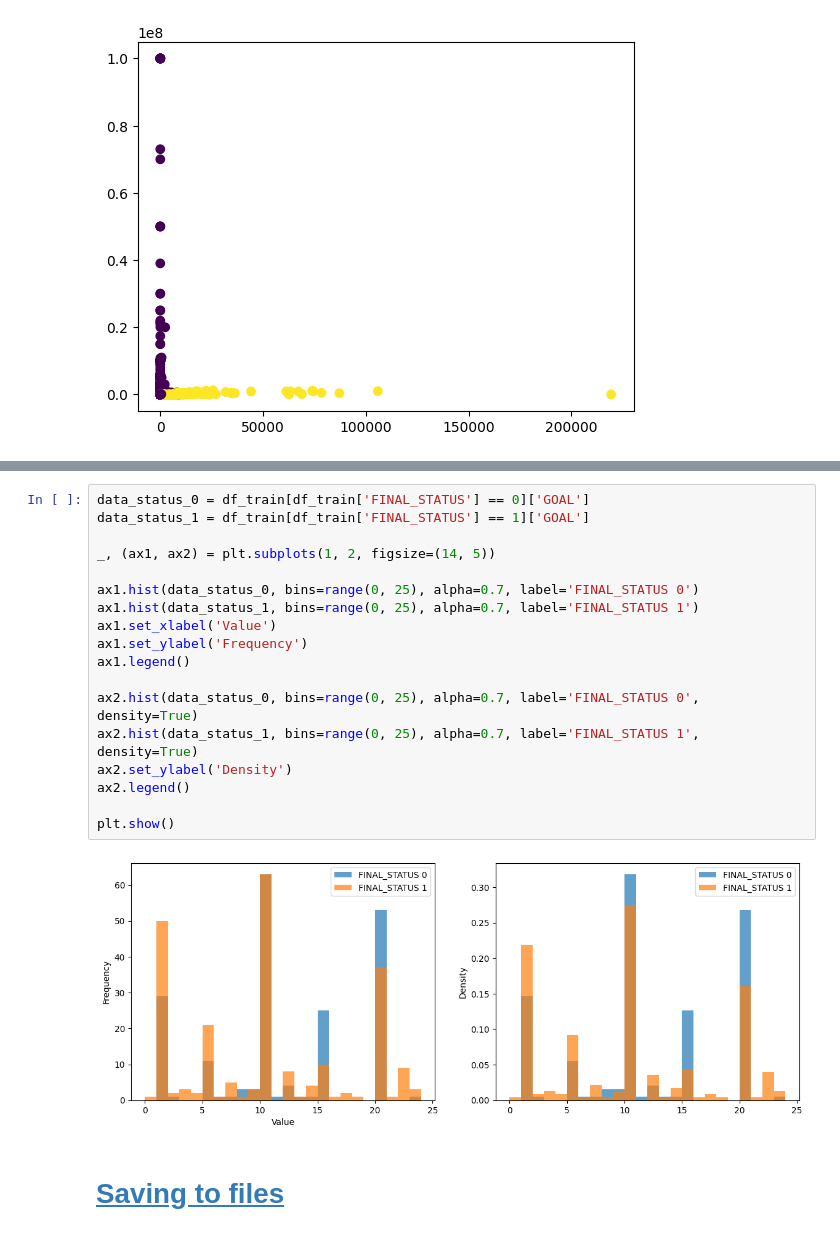
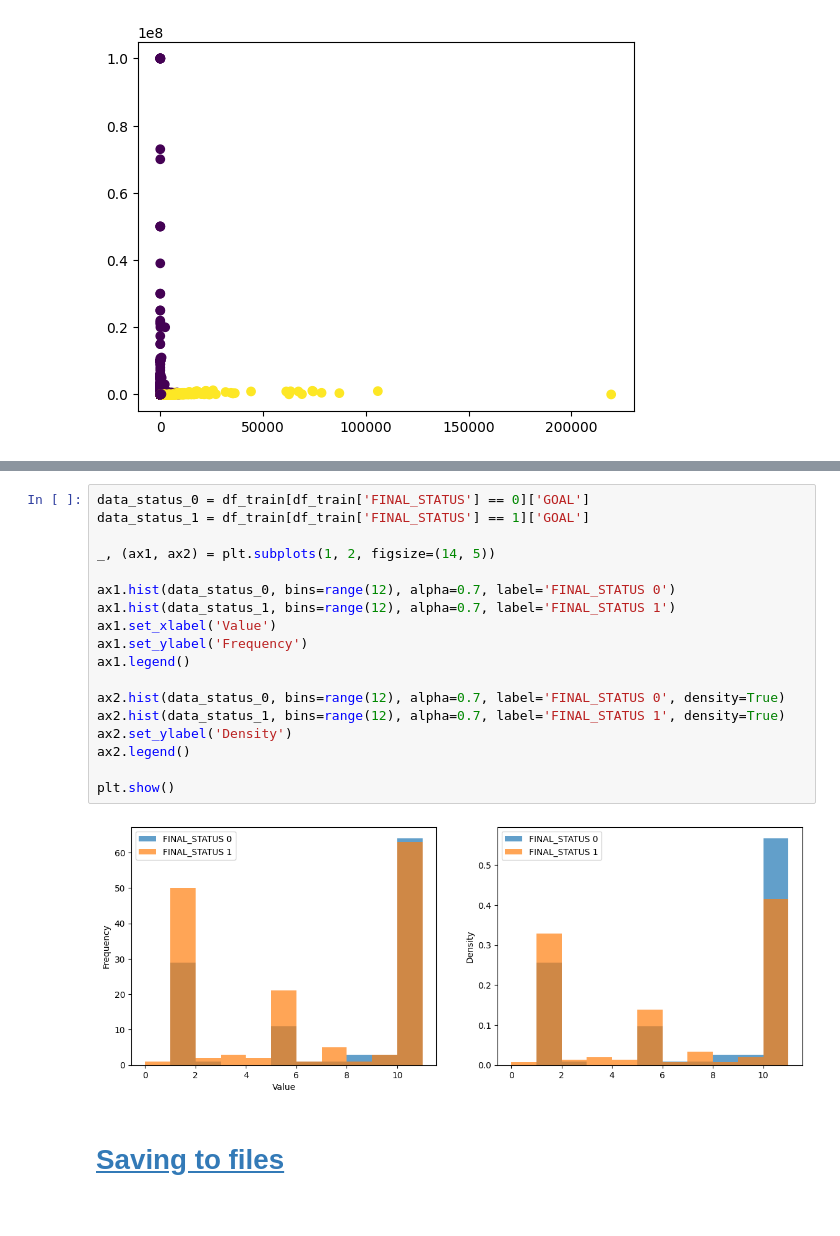
Before and after one commit to SimeonHristov99/kcikstarter, a Jupyter notebook: 01_Scripts/02_Univariate_analysis.ipynb, the cells around one changed output, grey strips where cells are left out. Saved outputs shown, nothing was run; the diff lists cells and outputs as text.

```diff
--- a/01_Scripts/02_Univariate_analysis.ipynb
+++ b/01_Scripts/02_Univariate_analysis.ipynb
@@ -199,23 +199,23 @@ plt.show()
 # %%
 data_status_0 = df_train[df_train['FINAL_STATUS'] == 0]['GOAL']
 data_status_1 = df_train[df_train['FINAL_STATUS'] == 1]['GOAL']
 
 _, (ax1, ax2) = plt.subplots(1, 2, figsize=(14, 5))
 
-ax1.hist(data_status_0, bins=range(0, 25), alpha=0.7, label='FINAL_STATUS 0')
-ax1.hist(data_status_1, bins=range(0, 25), alpha=0.7, label='FINAL_STATUS 1')
+ax1.hist(data_status_0, bins=range(12), alpha=0.7, label='FINAL_STATUS 0')
+ax1.hist(data_status_1, bins=range(12), alpha=0.7, label='FINAL_STATUS 1')
 ax1.set_xlabel('Value')
 ax1.set_ylabel('Frequency')
 ax1.legend()
 
-ax2.hist(data_status_0, bins=range(0, 25), alpha=0.7, label='FINAL_STATUS 0', density=True)
-ax2.hist(data_status_1, bins=range(0, 25), alpha=0.7, label='FINAL_STATUS 1', density=True)
+ax2.hist(data_status_0, bins=range(12), alpha=0.7, label='FINAL_STATUS 0', density=True)
+ax2.hist(data_status_1, bins=range(12), alpha=0.7, label='FINAL_STATUS 1', density=True)
 ax2.set_ylabel('Density')
 ax2.legend()
 
 plt.show()
 # %% [output]
-[figure, old version]
+[figure, new version]
 # %% [markdown]
 # <a id='toc6_'></a>[Saving to files](#toc0_)
 # %%
```
Also changed, not shown: parts of 1 cell of this notebook.
